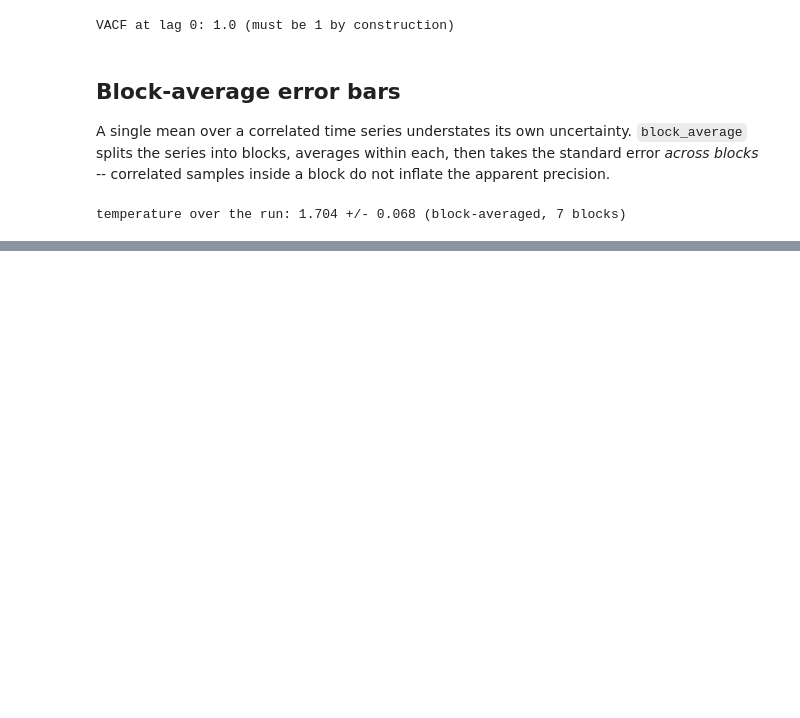
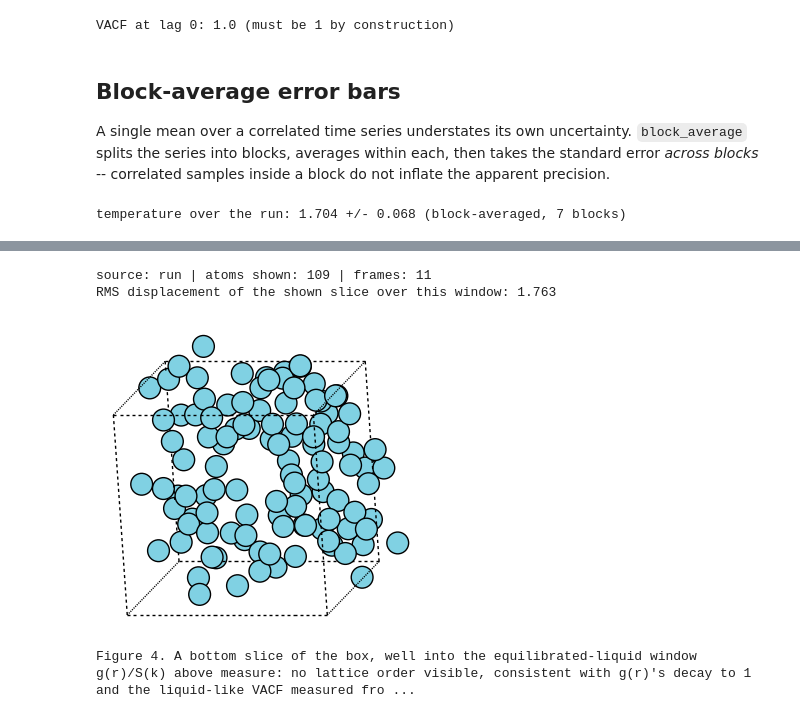
Before and after one commit to fabiocampolim-design/lammps-skill, a Jupyter notebook: chapters/LAMMPS_06_Structure_And_Analysis.ipynb, the cells around one changed output, grey strips where cells are left out. Cells and saved outputs as stored; diff of their text form; code cells hidden in the pictures; blank space fills up the shorter version.

```diff
--- a/chapters/LAMMPS_06_Structure_And_Analysis.ipynb
+++ b/chapters/LAMMPS_06_Structure_And_Analysis.ipynb
@@ -237,0 +224,53 @@ chapter 06: 2 claim(s) checked
+# %%
+N_FRAMES = 10
+
+def compute_traj_viz():
+    workdir = tempfile.mkdtemp(prefix="ch06_viz_")
+    result = run(traj_spec, workdir, time_limit=300)
+    if not result.ok:
+        raise RuntimeError("viz trajectory run failed (rc=%s): %s" % (result.returncode, "; ".join(result.errors) or result.stderr))
+    traj = read_dump(os.path.join(workdir, "traj.dump"))
+    eq_frames = traj.frames[len(traj) // 2:]     # equilibrated liquid, same window as g(r)/S(k) above
+    # the bottom slice of the box (z < half a lattice spacing, the same crop chapter 01 uses) --
+    # by now the liquid has forgotten the lattice, so this is a spatial crop, not an atomic layer
+    a = (4.0 / 0.8442) ** (1.0 / 3.0)
+    nn = a / np.sqrt(2.0)   # fcc nearest-neighbour spacing, the same scale chapter 03 checks against
+    z0 = eq_frames[0].positions[:, 2]
+    idx = np.nonzero(z0 < 0.5 * a)[0]
+    step = max(1, len(eq_frames) // N_FRAMES)
+    shown = [f.positions[idx] for f in eq_frames[::step]]
+    rmsd_final = float(np.sqrt(((shown[-1] - shown[0]) ** 2).sum(axis=1).mean()))
+    return {"natoms_shown": len(idx), "nframes": len(shown), "frames": [f.tolist() for f in shown],
+            "cell": eq_frames[0].box.lengths.tolist(), "rmsd_final": rmsd_final, "nn_spacing": float(nn),
+            "route": result.installation.route if result.installation else None}
+
+
+viz_rec = run_or_load("lj_structure_viz_ch06", compute_traj_viz, records_dir="../data/records")
+print("source:", viz_rec["source"], "| atoms shown:", viz_rec.get("natoms_shown"), "| frames:", viz_rec.get("nframes"))
+if viz_rec["source"] != "skip":
+    print("RMS displacement of the shown slice over this window: %.3f" % viz_rec["rmsd_final"])
+# %% [output]
+source: run | atoms shown: 109 | frames: 11
+RMS displacement of the shown slice over this window: 1.763
+# %%
+import matplotlib.pyplot as plt
+
+from lammpskill import viz
+
+if viz_rec["source"] != "skip":
+    pos0 = np.array(viz_rec["frames"][0])
+    cell = np.array(viz_rec["cell"])
+    try:
+        fig = viz.snapshot(pos0, cell, symbols=["Ar"] * len(pos0))
+    except ImportError as e:
+        print("ase not installed -- skipping the structure snapshot:", e)
+    else:
+        plt.show()
+        caption("A bottom slice of the box, well into the equilibrated-liquid window g(r)/S(k) "
+                "above measure: no lattice order visible, consistent with g(r)'s decay to 1 and "
+                "the liquid-like VACF measured from the same trajectory.")
+else:
+    print("no LAMMPS and no record: nothing to show")
+# %% [output]
+[figure, added]
+Figure 4. A bottom slice of the box, well into the equilibrated-liquid window g(r)/S(k) above measure: no lattice order visible, consistent with g(r)'s decay to 1 and the liquid-like VACF measured fro ...
```
Also changed, not shown: parts of 9 cells of this notebook, 30 other files.
